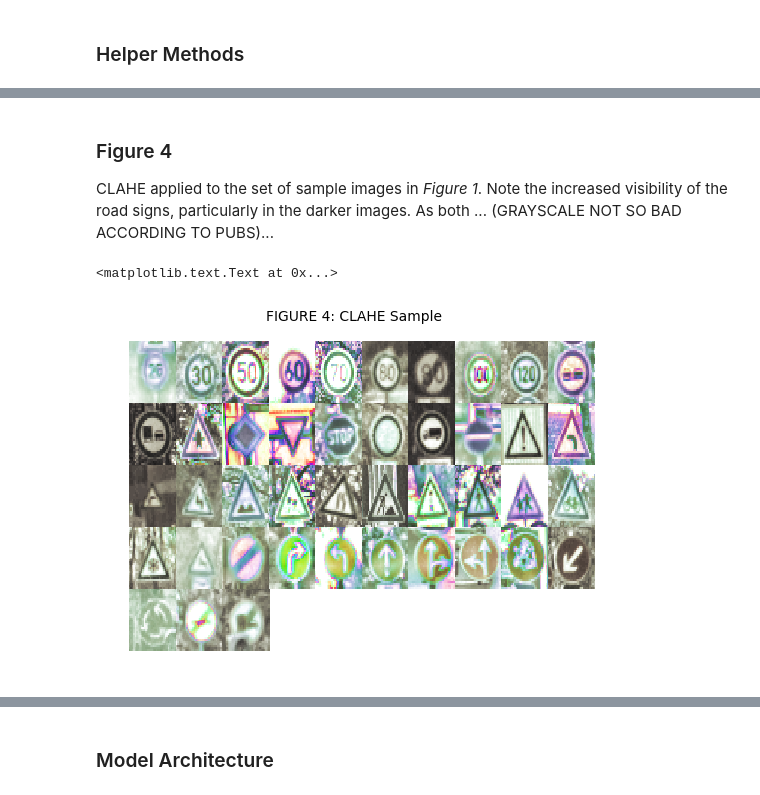
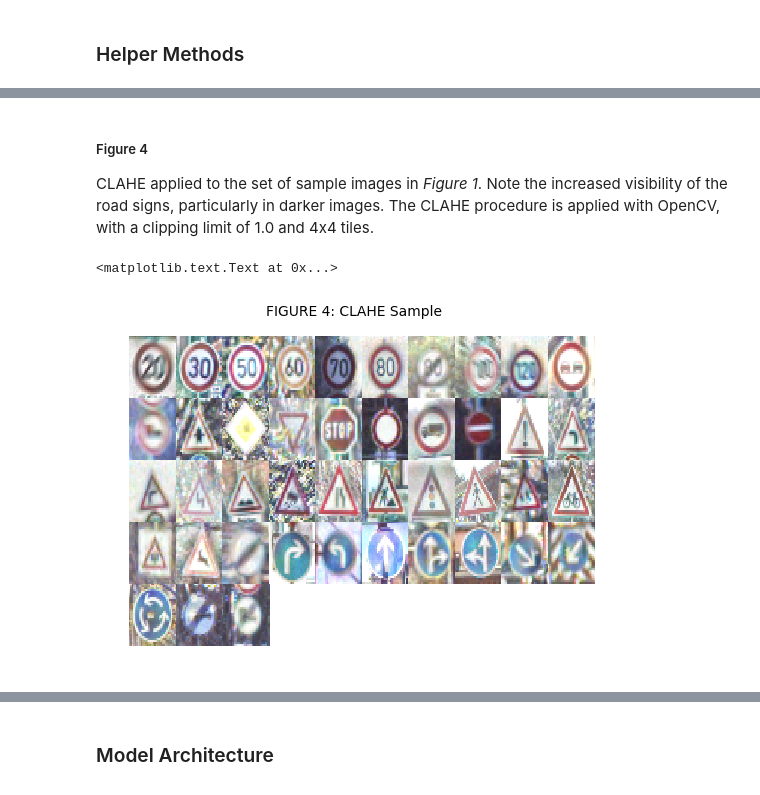
Before and after one commit to danidb/sdcnd-traffic-signs, a Jupyter notebook: Traffic_Sign_Classifier.ipynb, the cells around one changed output, grey strips where cells are left out. Drawn from its saved outputs; the diff is of its cells as text; code cells hidden in the pictures.

```diff
--- a/Traffic_Sign_Classifier.ipynb
+++ b/Traffic_Sign_Classifier.ipynb
@@ -228,16 +295,16 @@ Prior to the definition of a neural network architecture, the data is preprocess
 # %% [markdown]
-### Figure 4
-CLAHE applied to the set of sample images in *Figure 1*. Note the increased visibility of the road signs, particularly in the darker images. As both ... (GRAYSCALE NOT SO BAD ACCORDING TO PUBS)...
+##### Figure 4
+CLAHE applied to the set of sample images in *Figure 1*. Note the increased visibility of the road signs, particularly in darker images. The CLAHE procedure is applied with OpenCV, with a clipping limit of 1.0 and 4x4 tiles.
 # %%
 figure_4 = plt.figure(4)
 for i in range(0, len(figure_1_images)):
     figure_4_ax = figure_4.add_subplot(np.ceil(len(figure_1_images)/figure_1_row_length), figure_1_row_length, i+1)
-    img_clahe = clahe(figure_1_images[i], clipLimit=2.0, tileGridSize=(4,4))
+    img_clahe = clahe_RGB(figure_1_images[i], clipLimit=1.0, tileGridSize=(4,4))
     figure_4_ax.imshow(img_clahe, aspect='auto', interpolation='nearest')
     figure_4_ax.axis('off')
 
 figure_4.subplots_adjust(wspace=0, hspace=0)
 figure_4.suptitle('FIGURE 4: CLAHE Sample')
 # %% [output]
 <matplotlib.text.Text at 0x...>
-[figure, old version]
+[figure, new version]
```
Also changed, not shown: parts of 23 cells of this notebook.
